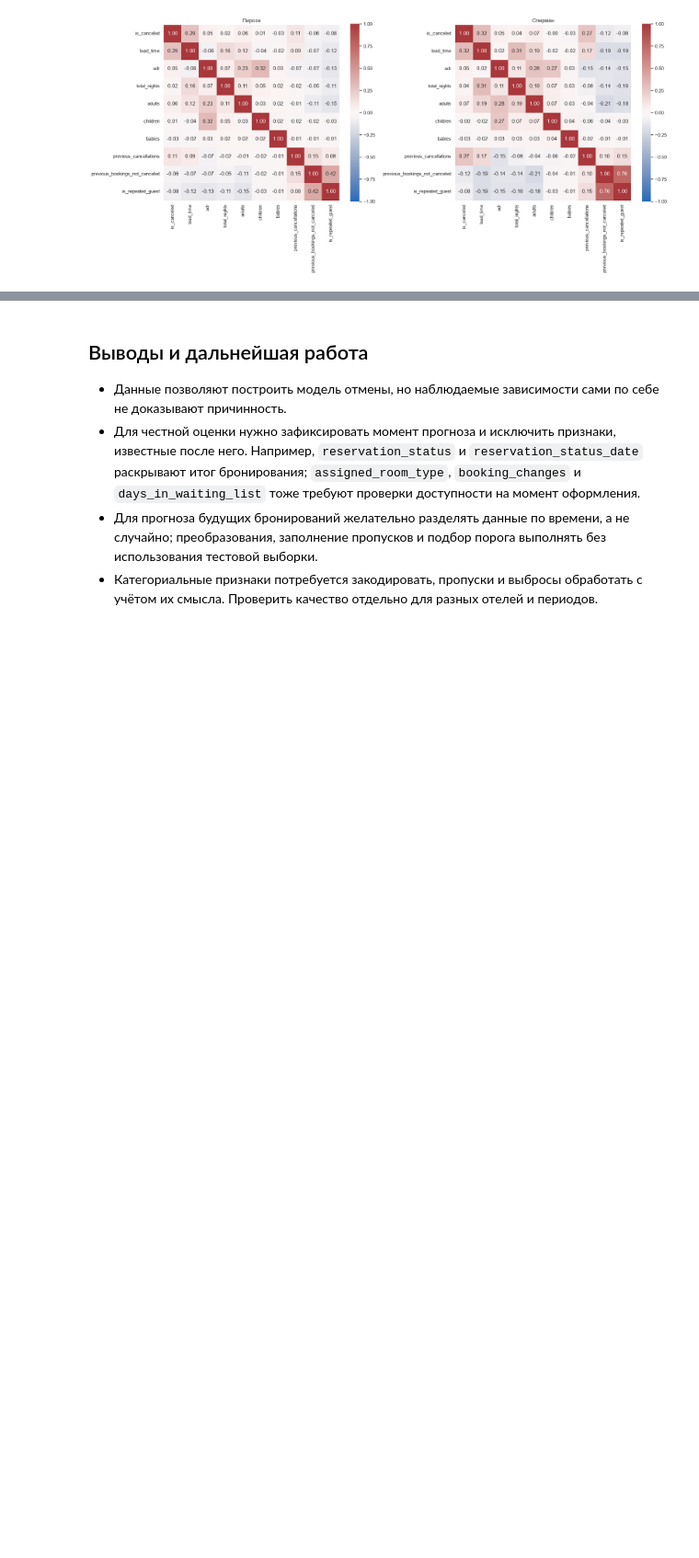
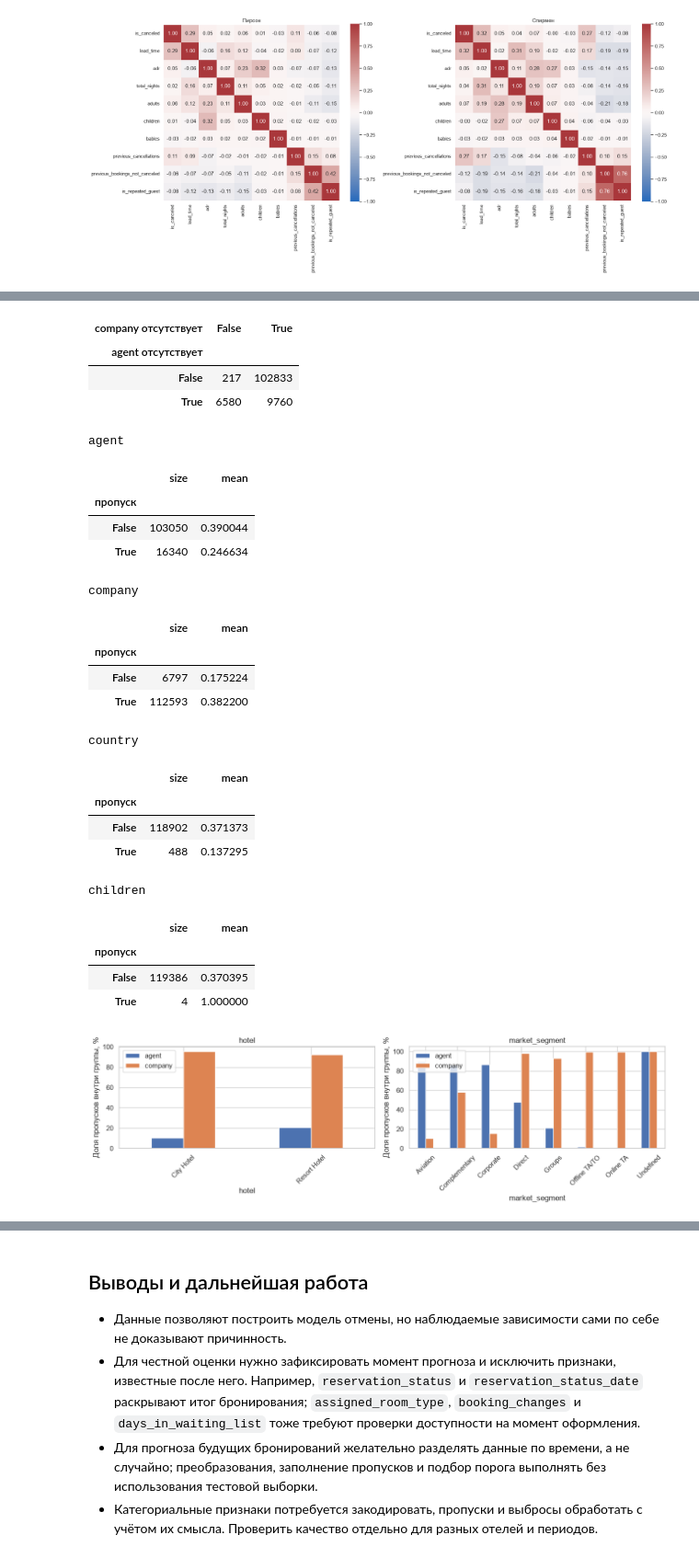
Before and after one commit to TheReverberation/itmo_ml_for_science_course, a Jupyter notebook: hw1/eda.ipynb, the cells around one changed output, grey strips where cells are left out. Shown at 92% size. Drawn from its saved outputs; the diff is of its cells as text; code cells hidden in the pictures; blank space fills up the shorter version.

```diff
--- a/hw1/eda.ipynb
+++ b/hw1/eda.ipynb
@@ -544,0 +636,11 @@ plt.show()
+# %%
+text_rows = []
+for column in df.select_dtypes(include=["object", "string"]).columns:
+    values = df[column].dropna().astype("string")
+    text_rows.append([column, values.ne(values.str.strip()).sum(), values.nunique(), values.str.strip().str.lower().nunique()])
+display(pd.DataFrame(text_rows, columns=["поле", "пробелы по краям", "категорий", "после нормализации"]))
+repeat_mask = df.duplicated(keep=False)
+print("Строки во всех группах полных совпадений:", repeat_mask.sum())
+print("Лишние копии при сохранении одной строки:", df.duplicated().sum())
+display(df.assign(repeated=repeat_mask).groupby("hotel")["repeated"].agg(["size", "sum", "mean"]))
+display(df.loc[repeat_mask].head(5))
@@ -544,0 +680,40 @@ plt.show()
+# %%
+display(pd.crosstab(df["agent"].isna().rename("agent отсутствует"), df["company"].isna().rename("company отсутствует")))
+for column in ["agent", "company", "country", "children"]:
+    print(column)
+    display(df.groupby(df[column].isna().rename("пропуск"))["is_canceled"].agg(["size", "mean"]))
+missing_flags = df[["agent", "company"]].isna().mul(100)
+fig, axes = plt.subplots(1, 2, figsize=(13, 4))
+for category, ax in zip(["hotel", "market_segment"], axes):
+    missing_flags.groupby(df[category]).mean().plot.bar(ax=ax)
+    ax.set_ylabel("Доля пропусков внутри группы, %")
+    ax.set_title(category)
+    ax.tick_params(axis="x", rotation=45)
+plt.tight_layout()
+plt.show()
+# %% [output]
+| company отсутствует | False | True |
+| agent отсутствует |  |  |
+| False | 217 | 102833 |
+| True | 6580 | 9760 |
+agent
+|  | size | mean |
+| пропуск |  |  |
+| False | 103050 | 0.390044 |
+| True | 16340 | 0.246634 |
+company
+|  | size | mean |
+| пропуск |  |  |
+| False | 6797 | 0.175224 |
+| True | 112593 | 0.382200 |
+country
+|  | size | mean |
+| пропуск |  |  |
+| False | 118902 | 0.371373 |
+| True | 488 | 0.137295 |
+children
+|  | size | mean |
+| пропуск |  |  |
+| False | 119386 | 0.370395 |
+| True | 4 | 1.000000 |
+[figure, added]
```
Also changed, not shown: parts of 22 cells of this notebook.
